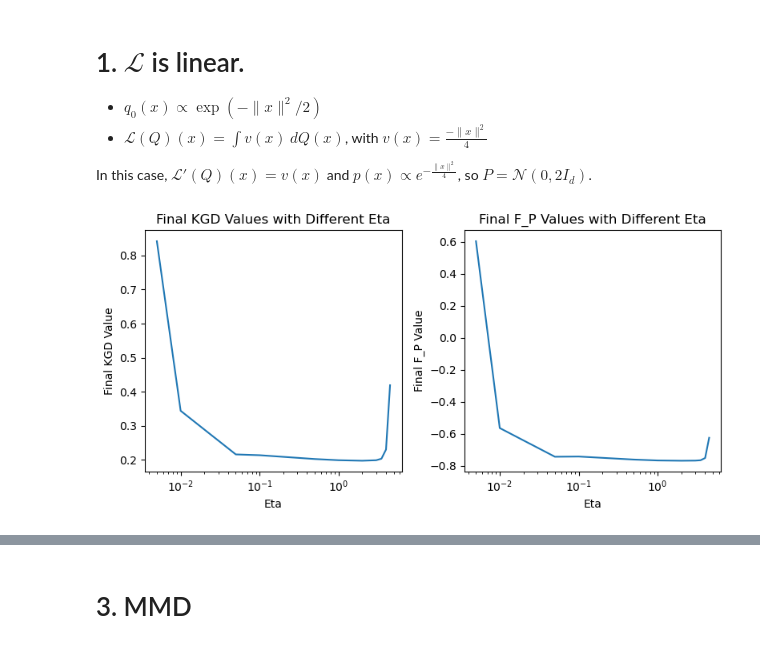
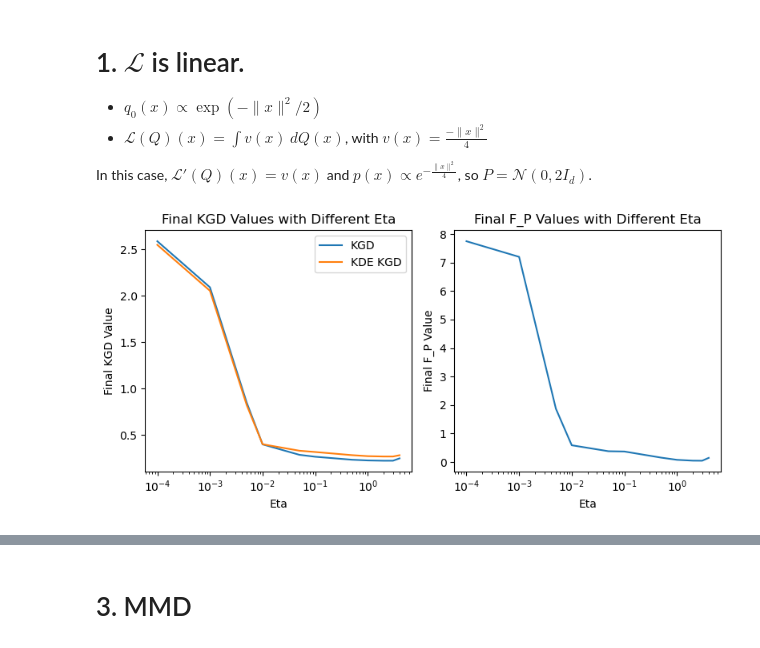
Before and after one commit to congyewang/kgd-code, a Jupyter notebook: notebook_svgd.ipynb, the cells around one changed output, grey strips where cells are left out. Cells and saved outputs as stored; diff of their text form; code cells hidden in the pictures.

Commit message:
svgd update

```diff
--- a/notebook_svgd.ipynb
+++ b/notebook_svgd.ipynb
@@ -55,44 +66,57 @@ G_SVGD= GeneralizedSVGD(q_0,L,k,m,dm)
 T = 500
 n = 50
 d = 2
-Eta = [0.005,0.01,0.05,0.1,0.5,1.0,2.0,3.0,3.5,4.0,4.5]
-n_sim = 2
+n_sim = 1
 
-KGD_fin = jnp.zeros(len(Eta))
-F_P_fin = jnp.zeros(len(Eta))
-all_particles_fin = jnp.zeros((len(Eta), n, d))
+Eta = jnp.array([0.0001, 0.001, 0.005, 0.01, 0.05, 0.1, 0.5, 1.0, 2.0, 3.0,4.0])
+device = jax.devices(device_name)[0]
 
-for e,eta in enumerate(Eta):
+all_particles_fin = jax.device_put(jnp.zeros((len(Eta), n, d)), device)
+
+for e, eta in enumerate(Eta):
     for sim in range(n_sim):
-        key = random.PRNGKey(100 + sim)  # Clé pseudo-aléatoire
+        key_init = random.PRNGKey(100 + sim)
+        key = random.PRNGKey(200 + sim)
         shape = (n, d)
-        X0 = random.normal(key,shape) + 5* jnp.ones((n,d))
+        X0 = random.normal(key, shape) + 5 * jnp.ones((n, d))
+        X0 = jax.device_put(X0, device)
+        all_particles = G_SVGD.run_particles(eta, T, X0)
 
-        KGD_values, F_P_values, all_particles = G_SVGD.run_particles(eta,T,X0)
-        KGD_fin = KGD_fin.at[e].set(KGD_fin[e] + 1/n_sim * KGD_values[-1])
-        F_P_fin = F_P_fin.at[e].set(F_P_fin[e] + 1/n_sim * F_P_values[-1])
     all_particles_fin = all_particles_fin.at[e].set(all_particles[-1])
+# %%
+F_P = f.F_P(q_0, L)
+k_pq = f.GradientKernel(G_SVGD.S_PQ,k)
+KGD = f.KernelGradientDiscrepancy(k_pq)
+
+KGD_fin = jax.device_put(jnp.zeros(len(Eta)), device)
+KDE_KGD_fin = jax.device_put(jnp.zeros(len(Eta)), device)
+F_P_fin = jax.device_put(jnp.zeros(len(Eta)), device)
+
+for e in range(len(Eta)):
+    X = all_particles_fin[e]
+    KGD_fin = KGD_fin.at[e].set(KGD.evaluate(X))
+    KDE_KGD_fin = KDE_KGD_fin.at[e].set(KGD.kde_KGD(X))
+    F_P_fin = F_P_fin.at[e].set(F_P.evaluate(X))
 # %%
-fig, axes = plt.subplots(1, 2, figsize=(8, 4))  # 1 row, 2 columns, adjust figure size
+fig, axes = plt.subplots(1, 2, figsize=(8, 4))
 
 # Plot the first figure (KGD_fin)
-axes[0].plot(Eta, KGD_fin)
+axes[0].plot(Eta, KGD_fin,label ='KGD')
+axes[0].plot(Eta, KDE_KGD_fin,label='KDE KGD')
 axes[0].set_xlabel('Eta')
 axes[0].set_ylabel('Final KGD Value')
 axes[0].set_xscale('log')
-#axes[0].set_yscale('log')
 axes[0].set_title('Final KGD Values with Different Eta')
+axes[0].legend()
 
 # Plot the second figure (F_P_fin)
 axes[1].plot(Eta, F_P_fin)
 axes[1].set_xlabel('Eta')
 axes[1].set_ylabel('Final F_P Value')
 axes[1].set_xscale('log')
-#axes[1].set_yscale('log')
 axes[1].set_title('Final F_P Values with Different Eta')
 
-# Adjust layout to prevent overlap
 plt.tight_layout()
 plt.show()
 # %% [output]
-[figure, old version]
+[figure, new version]
```
Also changed, not shown: parts of 25 cells of this notebook, 2 other files.
